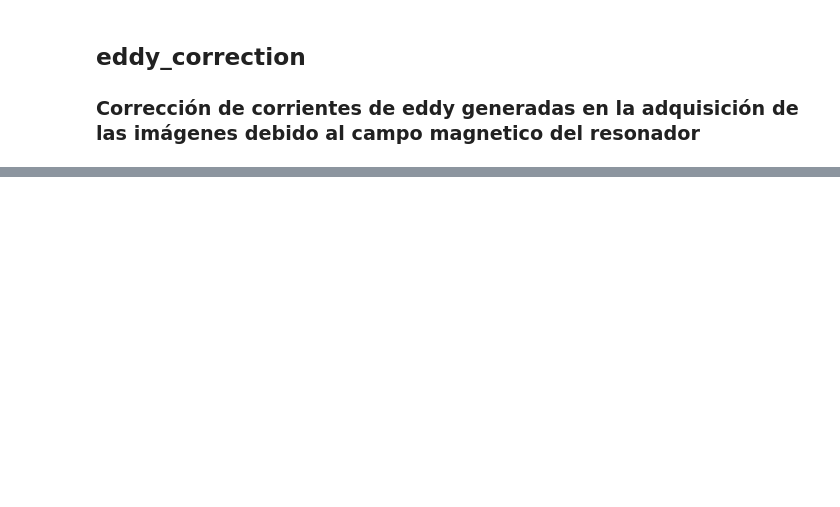
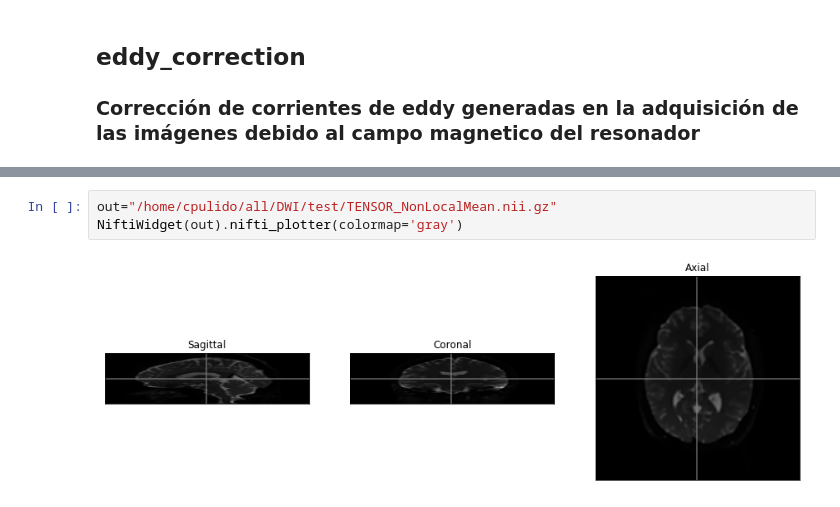
Before and after one commit to cristian-pulido/DWI_Processing, a Jupyter notebook: Procesamiento imagenes de difusión.ipynb, the cells around one changed output, grey strips where cells are left out. Saved outputs shown, nothing was run; the diff lists cells and outputs as text; blank space fills up the shorter version.

```diff
--- a/Procesamiento imagenes de difusión.ipynb
+++ b/Procesamiento imagenes de difusión.ipynb
@@ -34,0 +69,5 @@ NiftiWidget(path_dwi).nifti_plotter(colormap='gray')
+# %%
+out="/home/cpulido/all/DWI/test/TENSOR_NonLocalMean.nii.gz"
+NiftiWidget(out).nifti_plotter(colormap='gray')
+# %% [output]
+[figure, added]
```
Also changed, not shown: parts of 22 cells of this notebook, 2 other files.
